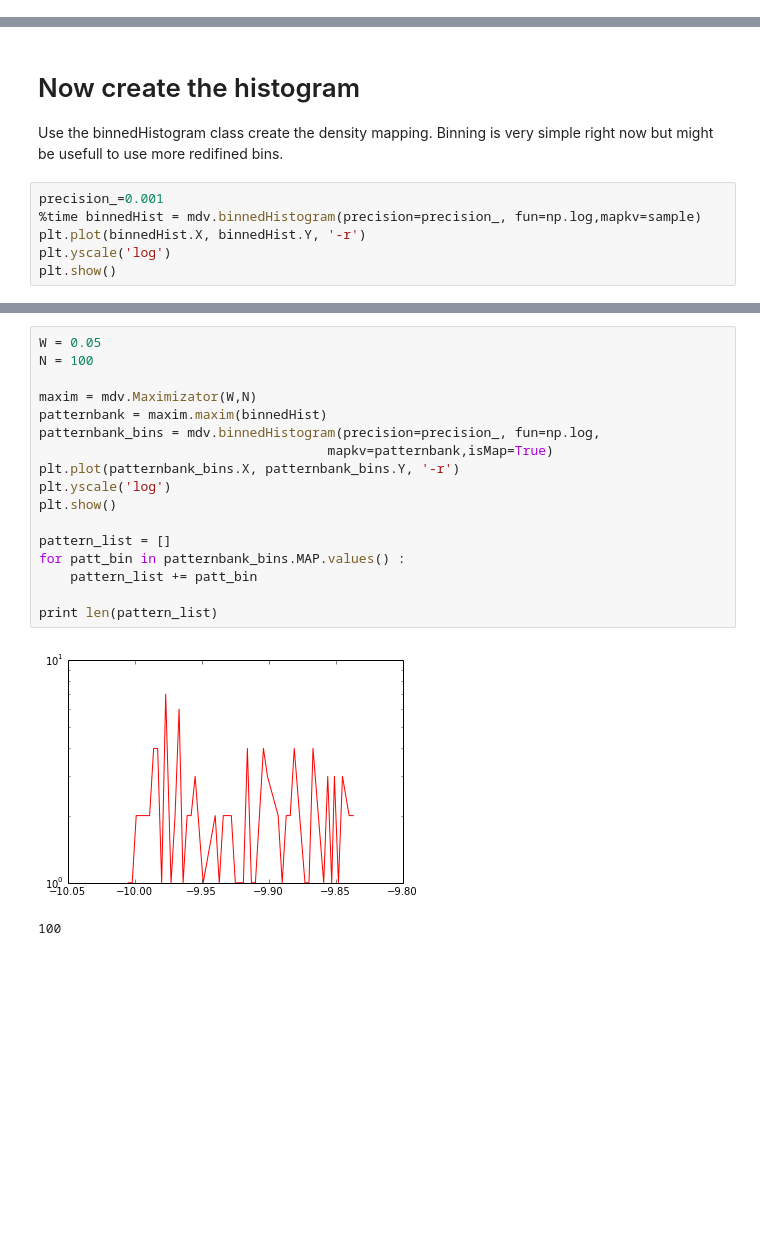
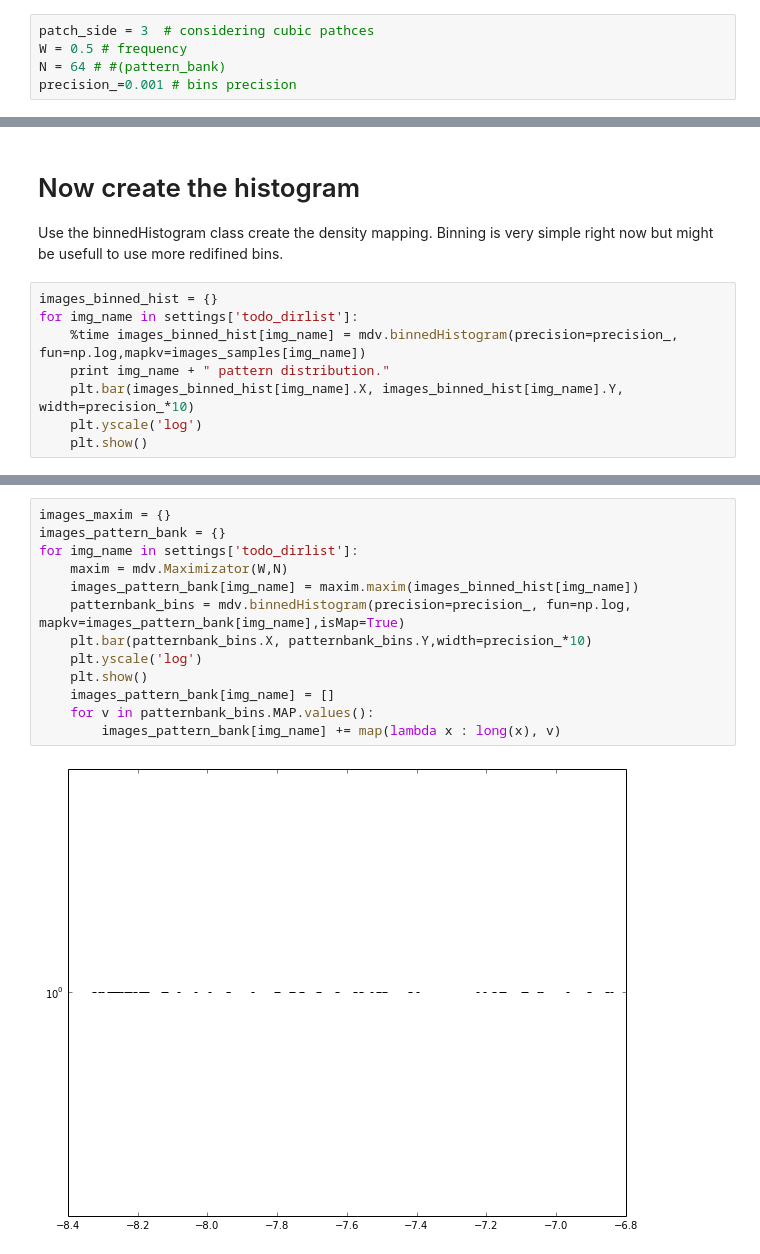
Before and after one commit to marioviti/Med_Imaging, a Jupyter notebook: imaging/3d sampling.ipynb, the cells around one changed output, grey strips where cells are left out. Saved outputs shown, nothing was run; the diff lists cells and outputs as text; blank space fills up the shorter version.

```diff
--- a/imaging/3d sampling.ipynb
+++ b/imaging/3d sampling.ipynb
@@ -68,0 +82,5 @@ sample present.
+# %%
+patch_side = 3  # considering cubic pathces
+W = 0.5 # frequency
+N = 64 # #(pattern_bank)
+precision_=0.001 # bins precision
@@ -72,9 +131,11 @@ sample present.
 Use the binnedHistogram class create the density mapping.
 Binning is very simple right now but might be usefull to use more redifined bins.
 # %%
-precision_=0.001
-%time binnedHist = mdv.binnedHistogram(precision=precision_, fun=np.log,mapkv=sample)
-plt.plot(binnedHist.X, binnedHist.Y, '-r')
-plt.yscale('log')
-plt.show()
+images_binned_hist = {}
+for img_name in settings['todo_dirlist']:
+    %time images_binned_hist[img_name] = mdv.binnedHistogram(precision=precision_, fun=np.log,mapkv=images_samples[img_name])
+    print img_name + " pattern distribution."
+    plt.bar(images_binned_hist[img_name].X, images_binned_hist[img_name].Y, width=precision_*10)
+    plt.yscale('log')
+    plt.show()
 # %% [output]
@@ -86,20 +151,15 @@ Wall time: 3.45 s
 # %%
-W = 0.05
-N = 100
-
-maxim = mdv.Maximizator(W,N)
-patternbank = maxim.maxim(binnedHist)
-patternbank_bins = mdv.binnedHistogram(precision=precision_, fun=np.log,
-                                     mapkv=patternbank,isMap=True)
-plt.plot(patternbank_bins.X, patternbank_bins.Y, '-r')
-plt.yscale('log')
-plt.show()
-
-pattern_list = []
-for patt_bin in patternbank_bins.MAP.values() :
-    pattern_list += patt_bin
-
-print len(pattern_list)
+images_maxim = {}
+images_pattern_bank = {}
+for img_name in settings['todo_dirlist']:
+    maxim = mdv.Maximizator(W,N)
+    images_pattern_bank[img_name] = maxim.maxim(images_binned_hist[img_name])
+    patternbank_bins = mdv.binnedHistogram(precision=precision_, fun=np.log, mapkv=images_pattern_bank[img_name],isMap=True)
+    plt.bar(patternbank_bins.X, patternbank_bins.Y,width=precision_*10)
+    plt.yscale('log')
+    plt.show()
+    images_pattern_bank[img_name] = []
+    for v in patternbank_bins.MAP.values():
+        images_pattern_bank[img_name] += map(lambda x : long(x), v)
 # %% [output]
-[figure, old version]
+[figure, new version]
-100
```
Also changed, not shown: parts of 17 cells of this notebook, 5 other files.
